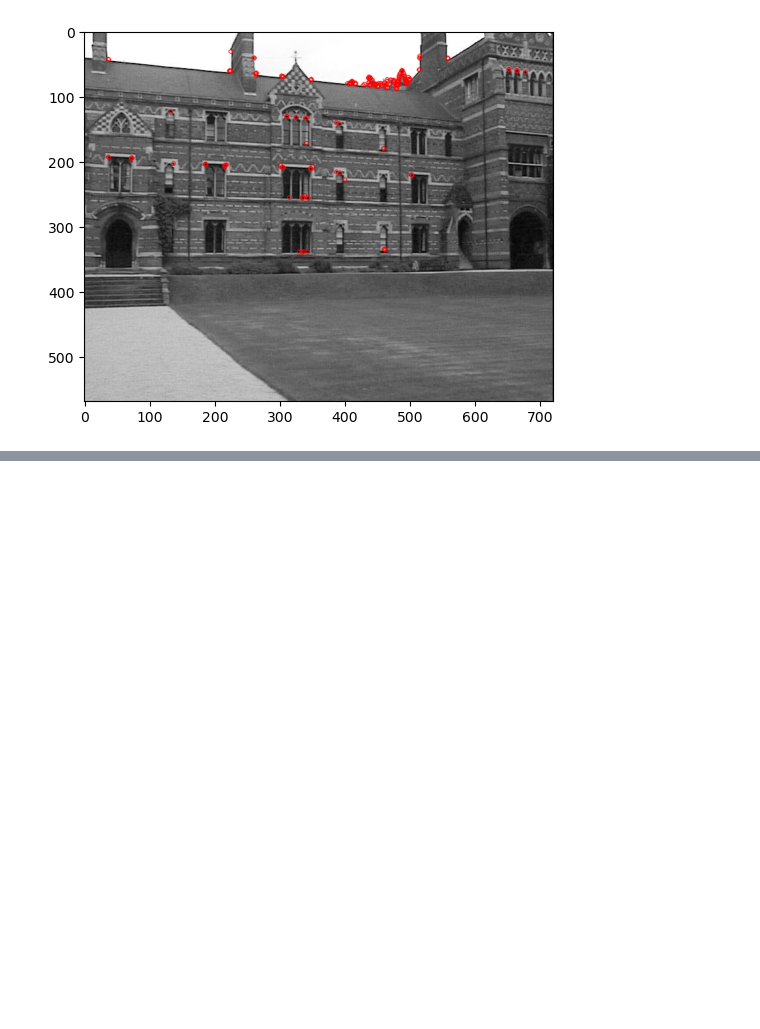
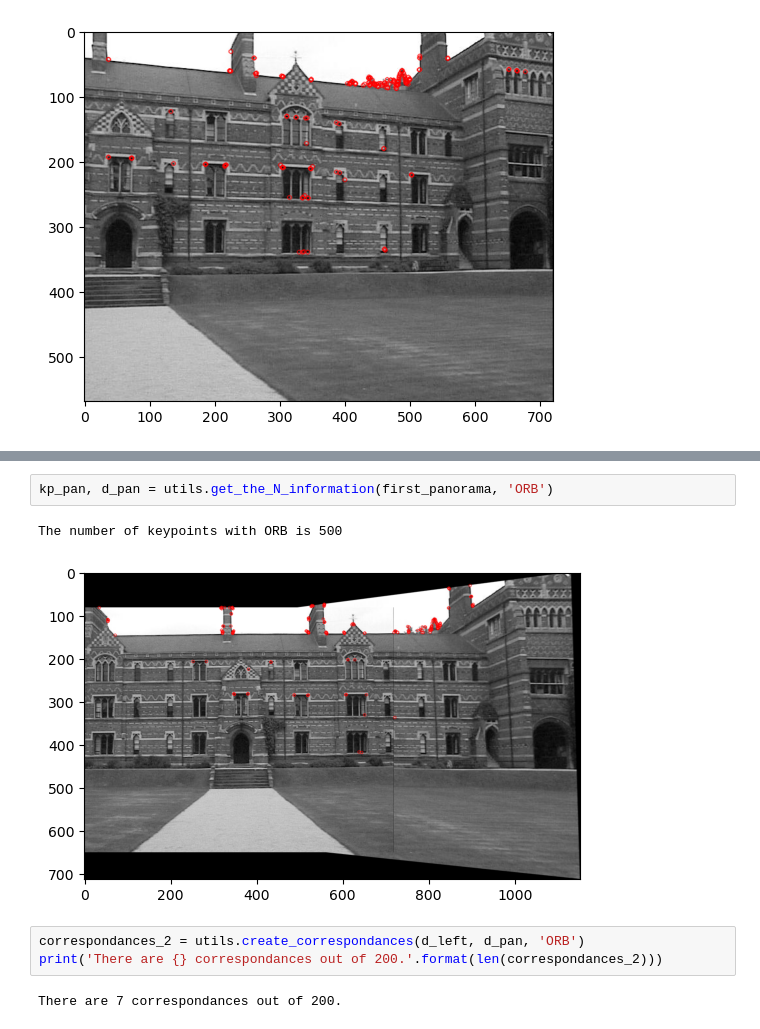
Before and after one commit to pabloagustinpace/public-projects, a Jupyter notebook: computer vision/image stiching/mosaicing.ipynb, the cells around one changed output, grey strips where cells are left out. Cells and saved outputs as stored; diff of their text form; blank space fills up the shorter version.

```diff
--- a/computer vision/image stiching/mosaicing.ipynb
+++ b/computer vision/image stiching/mosaicing.ipynb
@@ -152,0 +139,10 @@ plt.imshow(matches),plt.show()
+# %%
+kp_pan, d_pan = utils.get_the_N_information(first_panorama, 'ORB')
+# %% [output]
+The number of keypoints with ORB is 500
+[figure, added]
+# %%
+correspondances_2 = utils.create_correspondances(d_left, d_pan, 'ORB')
+print('There are {} correspondances out of 200.'.format(len(correspondances_2)))
+# %% [output]
+There are 7 correspondances out of 200.
```
Also changed, not shown: parts of 14 cells of this notebook, 2 other files.
